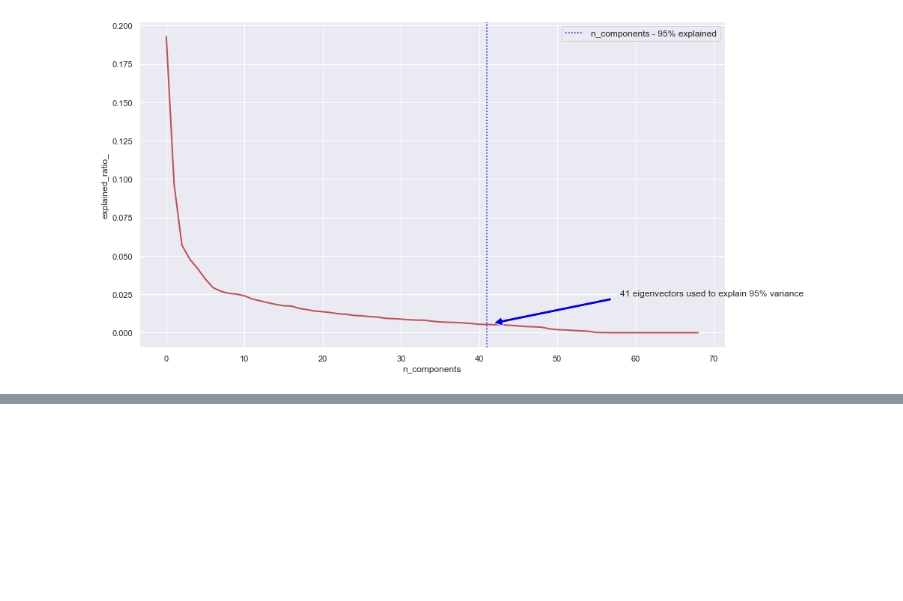
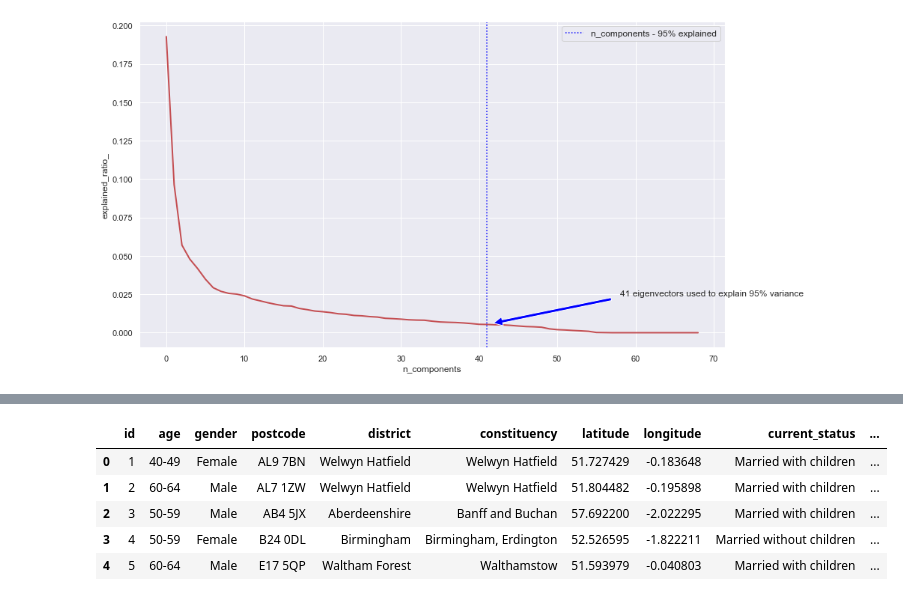
Before and after one commit to jordanhoare/clustering-customer-segments, a Jupyter notebook: clustering_customer_segments/notebooks/04. optimised_modelling/optimised_modelling.ipynb, the cells around one changed output, grey strips where cells are left out. Cells and saved outputs as stored; diff of their text form; code cells hidden in the pictures; blank space fills up the shorter version.

Commit message:
output table to sql

```diff
--- a/clustering_customer_segments/notebooks/04. optimised_modelling/optimised_modelling.ipynb
+++ b/clustering_customer_segments/notebooks/04. optimised_modelling/optimised_modelling.ipynb
@@ -274,0 +275,23 @@ At 19 clusters, the intertia is: 74768.9461536092
+# %%
+##########################################################
+########### Connect / Retrieve from SQL Server ###########
+##########################################################
+
+con = podbc.connect("Driver={SQL Server Native Client 11.0};"
+                     "Server=H510I\SQLEXPRESS;"
+                     "Database=customers;"
+                     "Trusted_Connection=yes;")
+
+# Testing a query to confirm connection config
+SQL_Query = pd.read_sql_query('''SELECT * FROM [dbo].[raw_data]''', con)
+
+
+SQL_Query = SQL_Query.dropna(subset = ['total_household_income'])
+SQL_Query.head()
+# %% [output]
+|  | id | age | gender | postcode | district | constituency | latitude | longitude | current_status | ... |
+| 0 | 1 | 40-49 | Female | AL9 7BN | Welwyn Hatfield | Welwyn Hatfield | 51.727429 | -0.183648 | Married with children | ... |
+| 1 | 2 | 60-64 | Male | AL7 1ZW | Welwyn Hatfield | Welwyn Hatfield | 51.804482 | -0.195898 | Married with children | ... |
+| 2 | 3 | 50-59 | Male | AB4 5JX | Aberdeenshire | Banff and Buchan | 57.692200 | -2.022295 | Married with children | ... |
+| 3 | 4 | 50-59 | Female | B24 0DL | Birmingham | Birmingham, Erdington | 52.526595 | -1.822211 | Married without children | ... |
+| 4 | 5 | 60-64 | Male | E17 5QP | Waltham Forest | Walthamstow | 51.593979 | -0.040803 | Married with children | ... |
```
Also changed, not shown: parts of 7 cells of this notebook, 5 other files.
